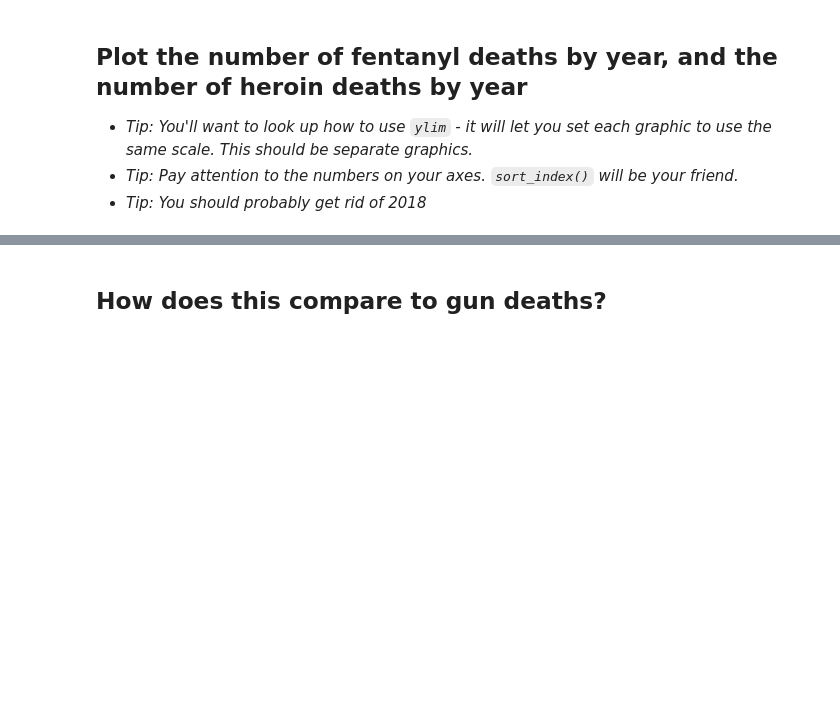
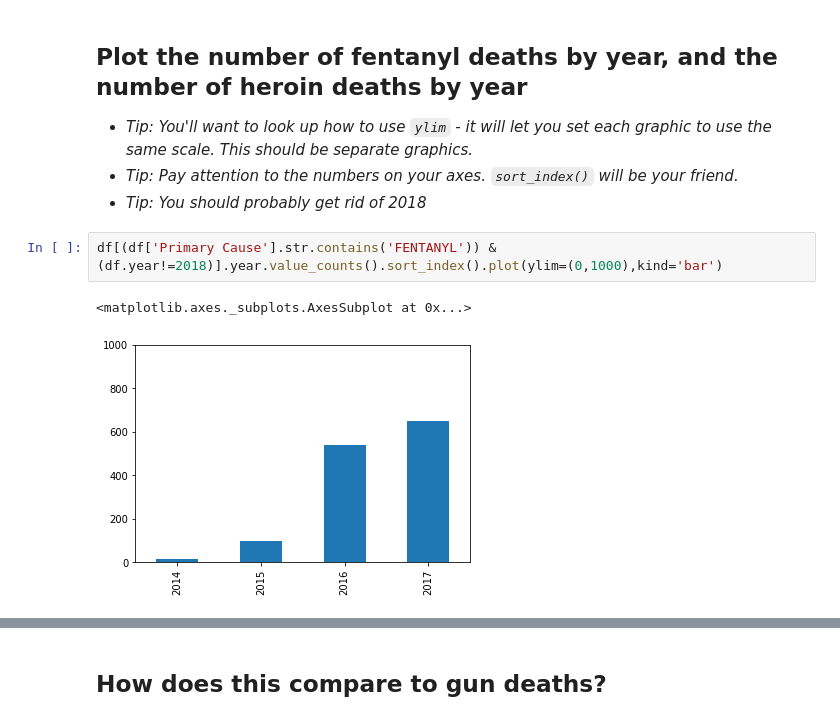
Before and after one commit to mingligraphics/foundations_homework, a Jupyter notebook: 07-homework/medical-examiner/Medical Examiner.ipynb, the cells around one changed output, grey strips where cells are left out. Drawn from its saved outputs; the diff is of its cells as text; blank space fills up the shorter version.

```diff
--- a/07-homework/medical-examiner/Medical Examiner.ipynb
+++ b/07-homework/medical-examiner/Medical Examiner.ipynb
@@ -732,3 +714,8 @@ df[(df['Opioid Related']==True) & (df['year'] != 2018)].year.value_counts().sort
 - *Tip: You'll want to look up how to use `ylim` - it will let you set each graphic to use the same scale. This should be separate graphics.*
 - *Tip: Pay attention to the numbers on your axes. `sort_index()` will be your friend.*
 - *Tip: You should probably get rid of 2018*
+# %%
+df[(df['Primary Cause'].str.contains('FENTANYL')) & (df.year!=2018)].year.value_counts().sort_index().plot(ylim=(0,1000),kind='bar')
+# %% [output]
+<matplotlib.axes._subplots.AxesSubplot at 0x...>
+[figure, added]
```
Also changed, not shown: parts of 12 cells of this notebook.
